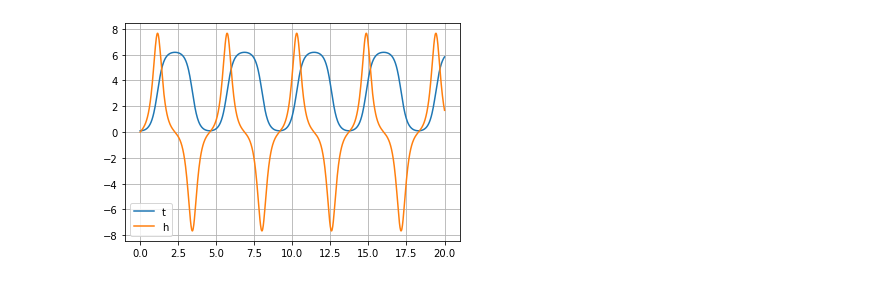
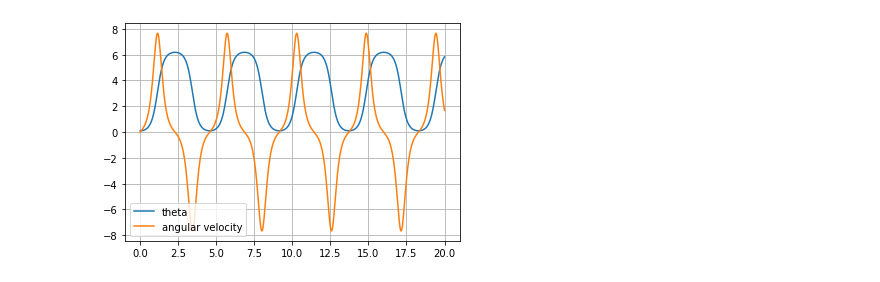
Before and after one commit to draymond63/segway, a Jupyter notebook: intro.ipynb, the cells around one changed output. Cells and saved outputs as stored; diff of their text form; code cells hidden in the pictures.

```diff
--- a/intro.ipynb
+++ b/intro.ipynb
@@ -25,24 +34,24 @@ import numpy as np
 import matplotlib.pyplot as plt
 # %%
 # State Space Representation
-def simple_state_space(y: list, t: float, g=9.81, L=1): # [theta, angular velocity]
+def simple_state_space(y: list, t: float, g=9.81, L=1, A=1/3): # [theta, angular velocity]
     # System is time invariant, so it doesn't depend on t (timestep)
     theta, w = y
     dtheta = w
-    dw = 3*g/(2*L)*np.sin(theta)
+    dw = g/(2*A*L)*np.sin(theta)
     return dtheta, dw
 
 ts = np.linspace(0, 20, 1000)
 
 ys = odeint(simple_state_space, y0=(0.1, 0), t=ts) # Run simulation
 thetas, ws = ys.T
 ys = np.cos(thetas) # Peak of the rod
 
 # Plot the numerical solution
 plt.grid()
 plt.plot(ts, thetas)
 plt.plot(ts, ws)
-plt.legend('theta')
+plt.legend(('theta', 'angular velocity'))
 plt.show()
 # %% [output]
-[figure, old version]
+[figure, new version]
```
Also changed, not shown: parts of 5 cells of this notebook, 3 other files.
